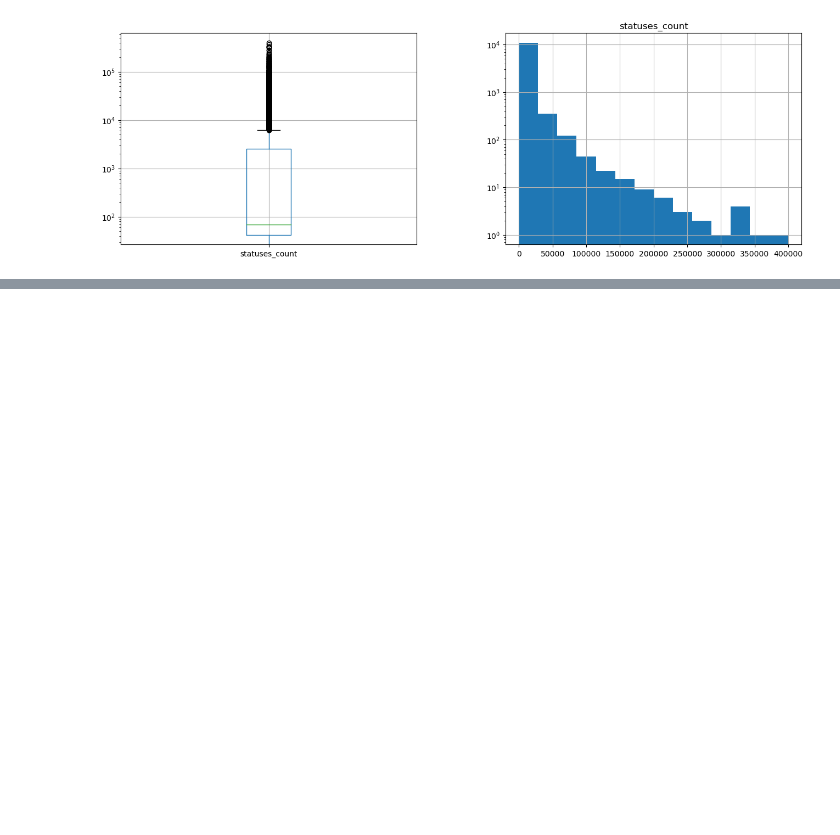
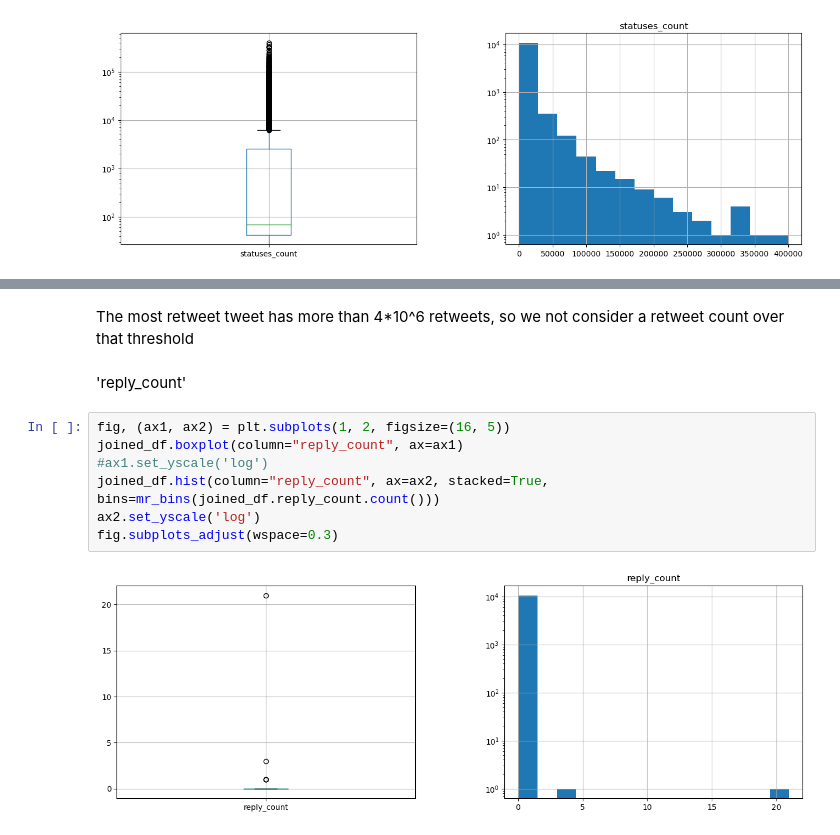
Before and after one commit to alessandrocubic/Unipi-Data-Mining-project-AY-22-23, a Jupyter notebook: data_understanding_sample.ipynb, the cells around one changed output, grey strips where cells are left out. Saved outputs shown, nothing was run; the diff lists cells and outputs as text; blank space fills up the shorter version.

```diff
--- a/data_understanding_sample.ipynb
+++ b/data_understanding_sample.ipynb
@@ -515,0 +565,13 @@ There are no outliers, because there is no limit on how much a user can publish
+# %% [markdown]
+The most retweet tweet has more than 4*10^6 retweets, so we not consider a retweet count over that threshold
+# %% [markdown]
+'reply_count'
+# %%
+fig, (ax1, ax2) = plt.subplots(1, 2, figsize=(16, 5))
+joined_df.boxplot(column="reply_count", ax=ax1)
+#ax1.set_yscale('log')
+joined_df.hist(column="reply_count", ax=ax2, stacked=True, bins=mr_bins(joined_df.reply_count.count()))
+ax2.set_yscale('log')
+fig.subplots_adjust(wspace=0.3)
+# %% [output]
+[figure, added]
```
Also changed, not shown: parts of 18 cells of this notebook.
